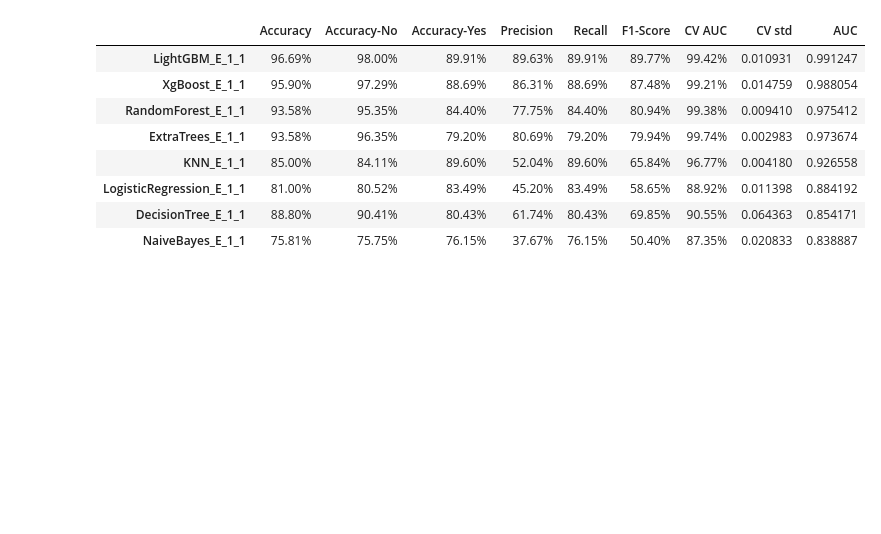
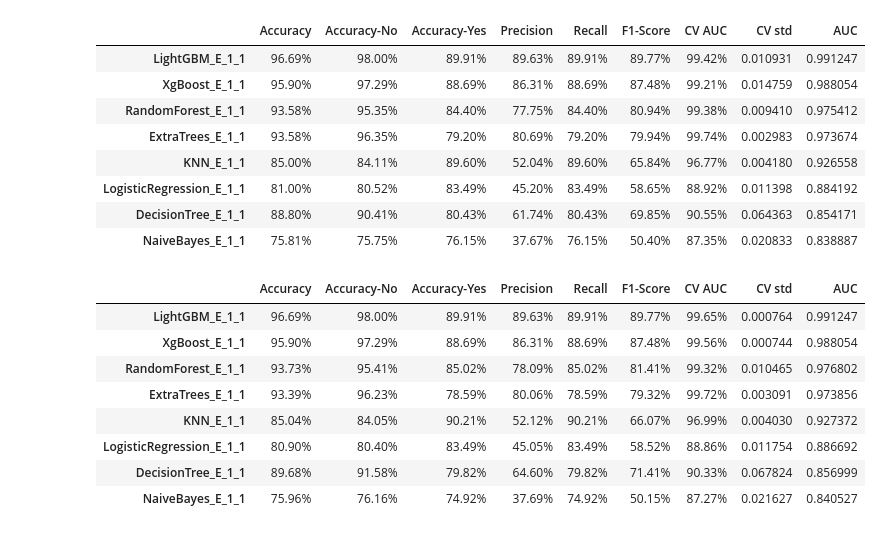
Before and after one commit to netager/Quick_Ref, a Jupyter notebook: data_analysis/2023_jbfg_competition/dataline_v12.0_competition_ml.ipynb, the cells around one changed output. Cells and saved outputs as stored; diff of their text form; code cells hidden in the pictures; blank space fills up the shorter version.

```diff
--- a/data_analysis/2023_jbfg_competition/dataline_v12.0_competition_ml.ipynb
+++ b/data_analysis/2023_jbfg_competition/dataline_v12.0_competition_ml.ipynb
@@ -830,3 +990,15 @@ print_eval_result(model_eval_comparison)
 | LogisticRegression_E_1_1 | 81.00% | 80.52% | 83.49% | 45.20% | 83.49% | 58.65% | 88.92% | 0.011398 | 0.884192 |
 | DecisionTree_E_1_1 | 88.80% | 90.41% | 80.43% | 61.74% | 80.43% | 69.85% | 90.55% | 0.064363 | 0.854171 |
 | NaiveBayes_E_1_1 | 75.81% | 75.75% | 76.15% | 37.67% | 76.15% | 50.40% | 87.35% | 0.020833 | 0.838887 |
+# %%
+print_eval_result(model_eval_comparison)
+# %% [output]
+|  | Accuracy | Accuracy-No | Accuracy-Yes | Precision | Recall | F1-Score | CV AUC | CV std | AUC |
+| LightGBM_E_1_1 | 96.69% | 98.00% | 89.91% | 89.63% | 89.91% | 89.77% | 99.65% | 0.000764 | 0.991247 |
+| XgBoost_E_1_1 | 95.90% | 97.29% | 88.69% | 86.31% | 88.69% | 87.48% | 99.56% | 0.000744 | 0.988054 |
+| RandomForest_E_1_1 | 93.73% | 95.41% | 85.02% | 78.09% | 85.02% | 81.41% | 99.32% | 0.010465 | 0.976802 |
+| ExtraTrees_E_1_1 | 93.39% | 96.23% | 78.59% | 80.06% | 78.59% | 79.32% | 99.72% | 0.003091 | 0.973856 |
+| KNN_E_1_1 | 85.04% | 84.05% | 90.21% | 52.12% | 90.21% | 66.07% | 96.99% | 0.004030 | 0.927372 |
+| LogisticRegression_E_1_1 | 80.90% | 80.40% | 83.49% | 45.05% | 83.49% | 58.52% | 88.86% | 0.011754 | 0.886692 |
+| DecisionTree_E_1_1 | 89.68% | 91.58% | 79.82% | 64.60% | 79.82% | 71.41% | 90.33% | 0.067824 | 0.856999 |
+| NaiveBayes_E_1_1 | 75.96% | 76.16% | 74.92% | 37.69% | 74.92% | 50.15% | 87.27% | 0.021627 | 0.840527 |
```
Also changed, not shown: parts of 9 cells of this notebook, 39 other files.
